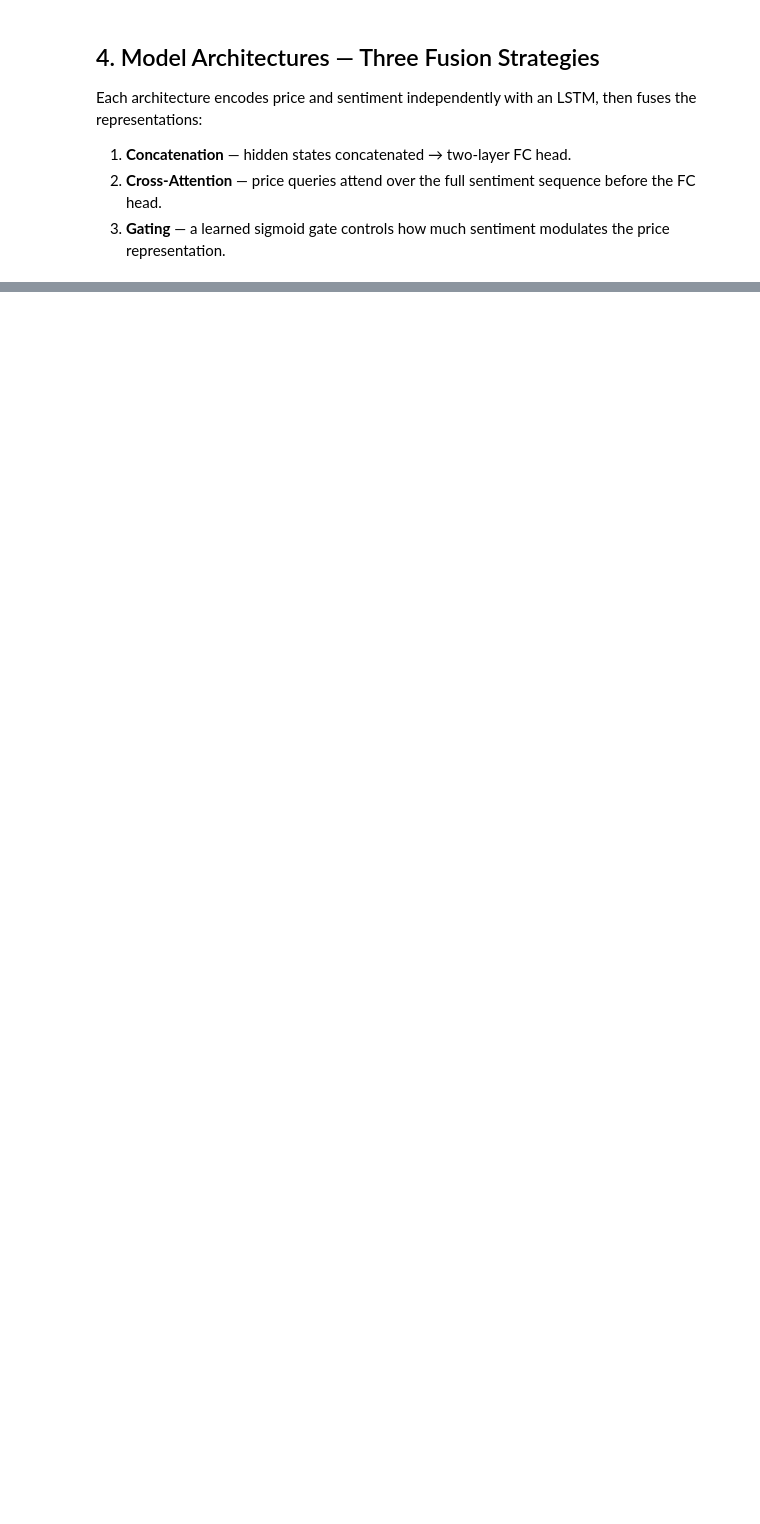
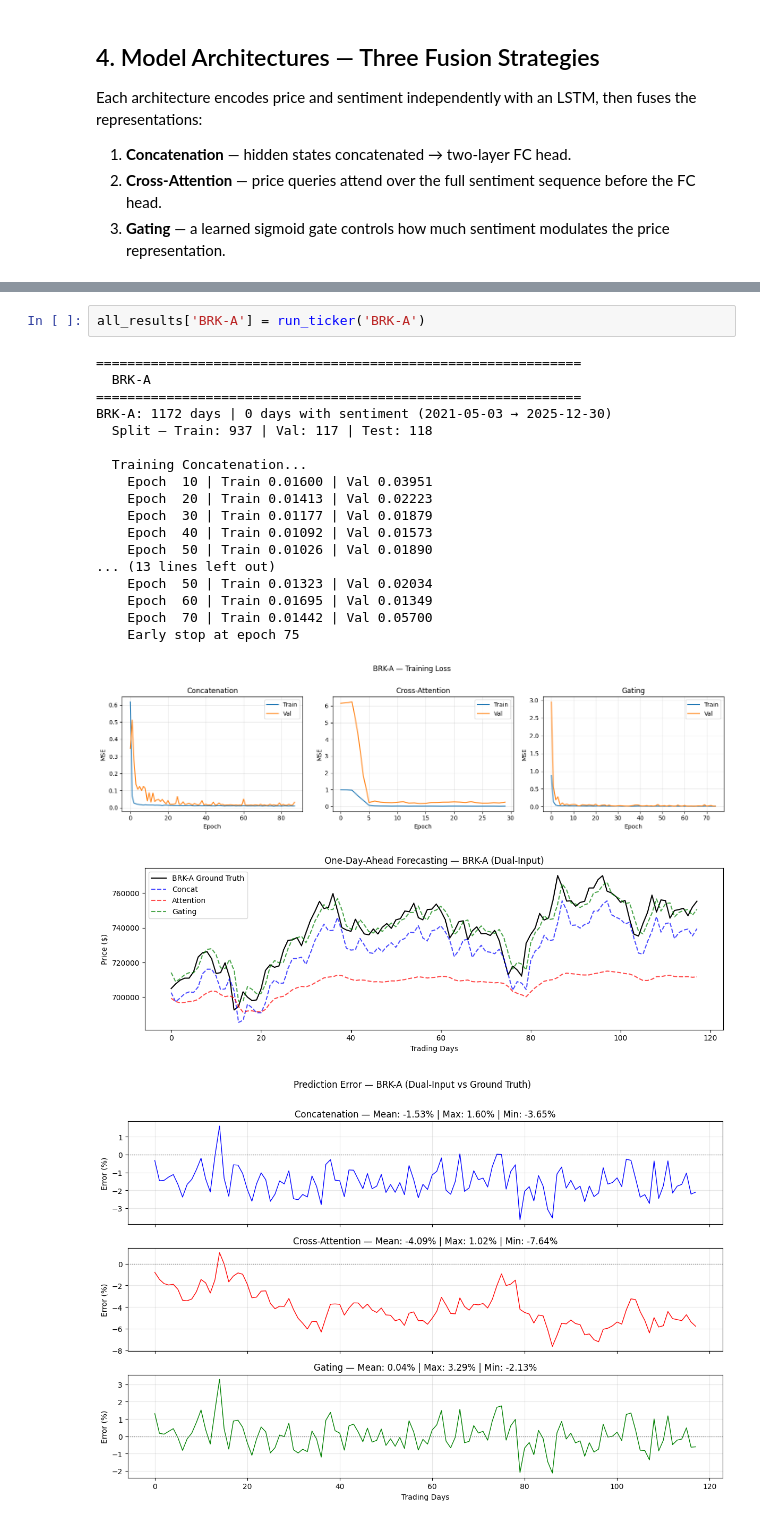
Before and after one commit to franciscomartinez45/Stock-Forecasting-LSTM, a Jupyter notebook: notebooks/DualInput_Sentiment_Price_Merger.ipynb, the cells around one changed output, grey strips where cells are left out. Cells and saved outputs as stored; diff of their text form; blank space fills up the shorter version.

```diff
--- a/notebooks/DualInput_Sentiment_Price_Merger.ipynb
+++ b/notebooks/DualInput_Sentiment_Price_Merger.ipynb
@@ -323,0 +531,23 @@ plt.show()
+# %%
+all_results['BRK-A'] = run_ticker('BRK-A')
+# %% [output]
+==============================================================
+  BRK-A
+==============================================================
+BRK-A: 1172 days | 0 days with sentiment (2021-05-03 → 2025-12-30)
+  Split — Train: 937 | Val: 117 | Test: 118
+
+  Training Concatenation...
+    Epoch  10 | Train 0.01600 | Val 0.03951
+    Epoch  20 | Train 0.01413 | Val 0.02223
+    Epoch  30 | Train 0.01177 | Val 0.01879
+    Epoch  40 | Train 0.01092 | Val 0.01573
+    Epoch  50 | Train 0.01026 | Val 0.01890
+... (13 lines left out)
+    Epoch  50 | Train 0.01323 | Val 0.02034
+    Epoch  60 | Train 0.01695 | Val 0.01349
+    Epoch  70 | Train 0.01442 | Val 0.05700
+    Early stop at epoch 75
+[figure, added]
+[figure, added]
+[figure, added]
```
Also changed, not shown: parts of 31 cells of this notebook, 9 other files.
